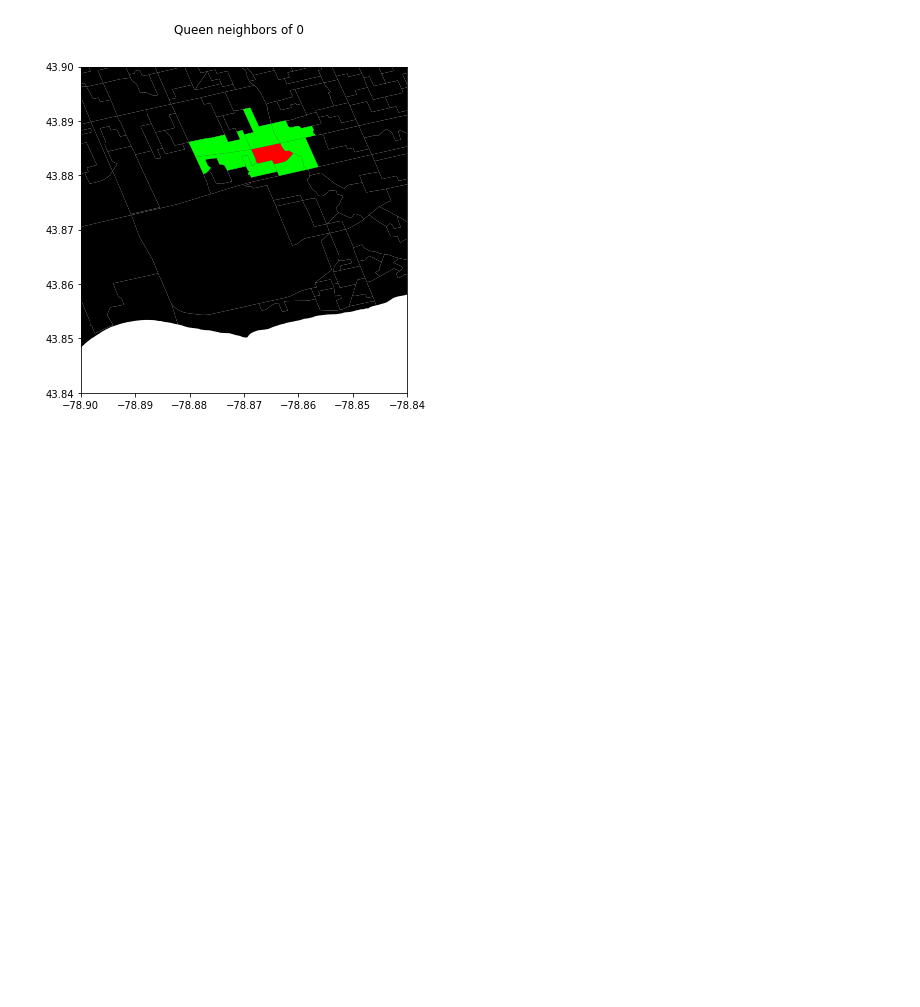
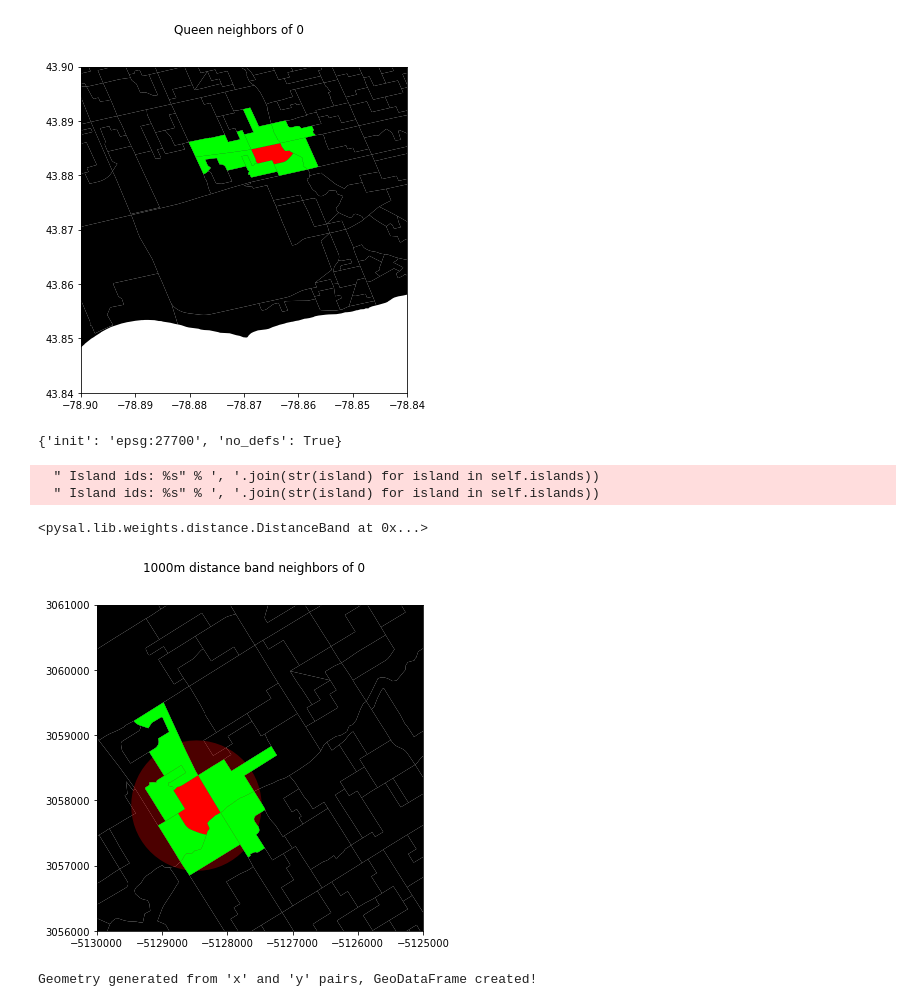
Before and after one commit to stepan-o/geo, a Jupyter notebook: new_workflow.ipynb, the cells around one changed output. Saved outputs shown, nothing was run; the diff lists cells and outputs as text; code cells hidden in the pictures; blank space fills up the shorter version.

Commit message:
spatial weights for Toronto DAs

```diff
--- a/new_workflow.ipynb
+++ b/new_workflow.ipynb
@@ -193,30 +193,52 @@ ax.set_xlim(-78.9, -78.84)
 plt.show()
 # %% [output]
 [figure]
+# %%
+data = teranet_da_gdf.to_crs(epsg=27700)
+data.crs
+# %% [output]
+{'init': 'epsg:27700', 'no_defs': True}
 # %%
-w_dist1kmB = ps.lib.weights.DistanceBand.from_dataframe(teranet_da_gdf,
+w_dist1kmB = ps.lib.weights.DistanceBand.from_dataframe(data,
                                                         1000,
                                                         binary=True)
 w_dist1kmB
+# %% [output]
+  " Island ids: %s" % ', '.join(str(island) for island in self.islands))
+  " Island ids: %s" % ', '.join(str(island) for island in self.islands))
+<pysal.lib.weights.distance.DistanceBand at 0x...>
 # %%
 focus_da_id = 0
 dist=1000
 # Setup figure
 f, ax = plt.subplots(1, figsize=(6, 6))
 # Plot base layer of polygons
-teranet_da_gdf.plot(ax=ax, facecolor='k', linewidth=0.1)
+data.plot(ax=ax, facecolor='k', linewidth=0.1)
 # Select focal polygon
-focus = teranet_da_gdf.loc[[focus_da_id]]
+focus = data.loc[[focus_da_id]]
 # Plot focal polygon
 focus.plot(facecolor='red', alpha=1, linewidth=0, ax=ax)
 focus.centroid.buffer(dist).plot(facecolor='red', alpha=0.3, ax=ax)
 # Plot neighbors
-neis = teranet_da_gdf.iloc[list(w_dist1kmB[focus_da_id].keys())]
+neis = data.loc[list(w_dist1kmB[focus_da_id].keys())]
 neis.plot(ax=ax, facecolor='lime', linewidth=0)
 # Title
 f.suptitle("{0}m distance band neighbors of {1}"
            .format(dist, focus_da_id))
 # Style and display on screen
-ax.set_ylim(43.84, 43.9)
-ax.set_xlim(-78.9, -78.84)
+y_lim = 3056000
+x_lim = -5130000
+step = 5000
+ax.set_ylim(y_lim, y_lim + step)
+ax.set_xlim(x_lim, x_lim + step)
 plt.show()
+# %% [output]
+[figure, added]
+# %%
+# combine values in columns 'x' and 'y' into a POINT geometry object
+geometry = [Point(xy) for xy in zip(teranet_da_df['x'], teranet_da_df['y'])]
+# generate a new GeoDataFrame by adding point geometry to data frame 'teranet_sales_data'
+point_data = gpd.GeoDataFrame(teranet_da_df, geometry=geometry)
+print("Geometry generated from 'x' and 'y' pairs, GeoDataFrame created!")
+# %% [output]
+Geometry generated from 'x' and 'y' pairs, GeoDataFrame created!
```
Also changed, not shown: parts of 3 cells of this notebook.
